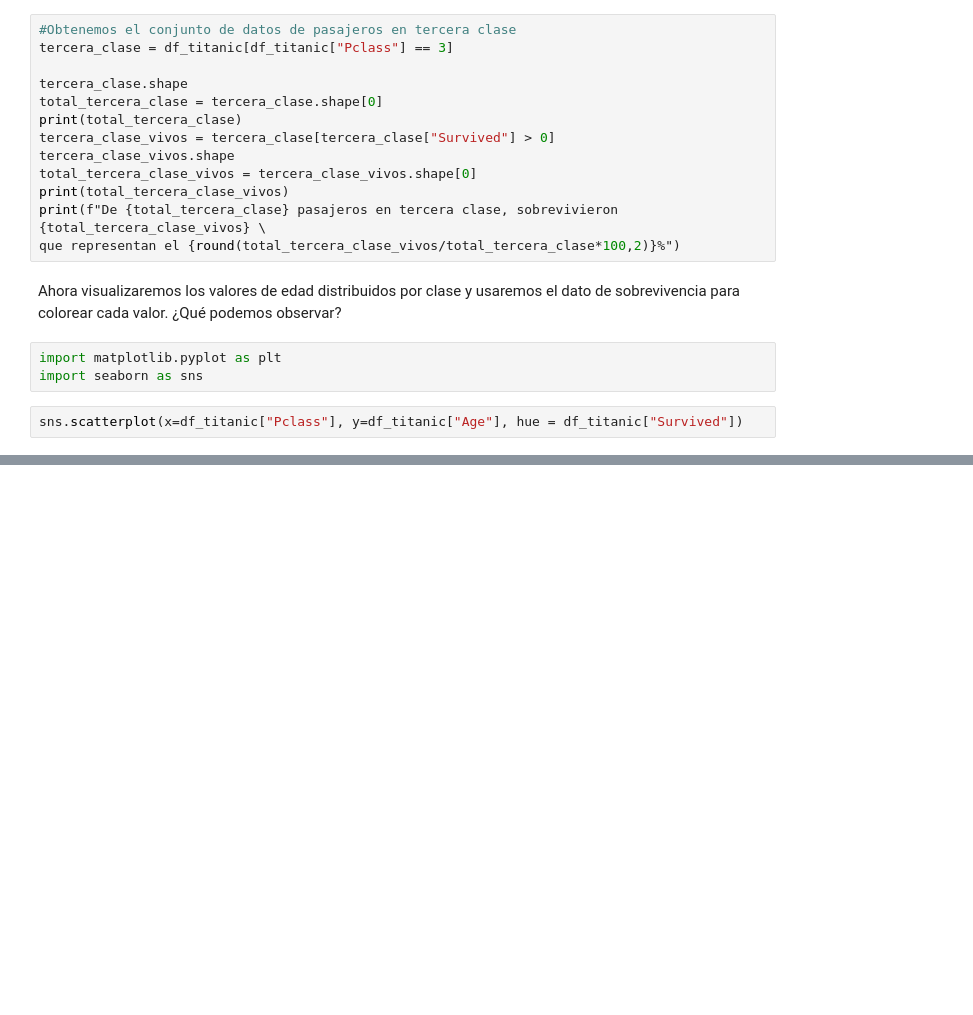
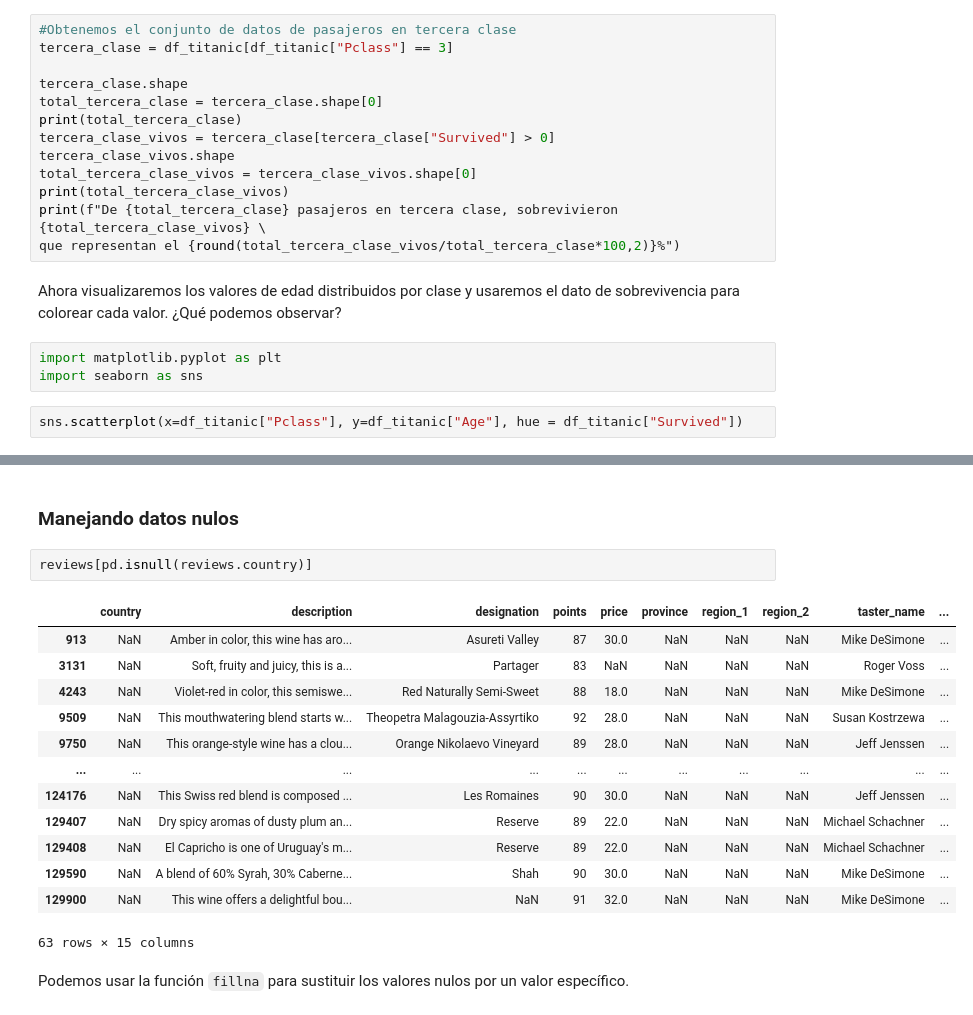
Before and after one commit to vbatiz/intro-python, a Jupyter notebook: notebooks/IntroPython_04.ipynb, the cells around one changed output, grey strips where cells are left out. Cells and saved outputs as stored; diff of their text form; blank space fills up the shorter version.

```diff
--- a/notebooks/IntroPython_04.ipynb
+++ b/notebooks/IntroPython_04.ipynb
@@ -76,0 +921,20 @@ sns.scatterplot(x=df_titanic["Pclass"], y=df_titanic["Age"], hue = df_titanic["S
+# %% [markdown]
+### Manejando datos nulos
+# %%
+reviews[pd.isnull(reviews.country)]
+# %% [output]
+|  | country | description | designation | points | price | province | region_1 | region_2 | taster_name | ... |
+| 913 | NaN | Amber in color, this wine has aro... | Asureti Valley | 87 | 30.0 | NaN | NaN | NaN | Mike DeSimone | ... |
+| 3131 | NaN | Soft, fruity and juicy, this is a... | Partager | 83 | NaN | NaN | NaN | NaN | Roger Voss | ... |
+| 4243 | NaN | Violet-red in color, this semiswe... | Red Naturally Semi-Sweet | 88 | 18.0 | NaN | NaN | NaN | Mike DeSimone | ... |
+| 9509 | NaN | This mouthwatering blend starts w... | Theopetra Malagouzia-Assyrtiko | 92 | 28.0 | NaN | NaN | NaN | Susan Kostrzewa | ... |
+| 9750 | NaN | This orange-style wine has a clou... | Orange Nikolaevo Vineyard | 89 | 28.0 | NaN | NaN | NaN | Jeff Jenssen | ... |
+| ... | ... | ... | ... | ... | ... | ... | ... | ... | ... | ... |
+| 124176 | NaN | This Swiss red blend is composed ... | Les Romaines | 90 | 30.0 | NaN | NaN | NaN | Jeff Jenssen | ... |
+| 129407 | NaN | Dry spicy aromas of dusty plum an... | Reserve | 89 | 22.0 | NaN | NaN | NaN | Michael Schachner | ... |
+| 129408 | NaN | El Capricho is one of Uruguay's m... | Reserve | 89 | 22.0 | NaN | NaN | NaN | Michael Schachner | ... |
+| 129590 | NaN | A blend of 60% Syrah, 30% Caberne... | Shah | 90 | 30.0 | NaN | NaN | NaN | Mike DeSimone | ... |
+| 129900 | NaN | This wine offers a delightful bou... | NaN | 91 | 32.0 | NaN | NaN | NaN | Mike DeSimone | ... |
+63 rows × 15 columns
+# %% [markdown]
+Podemos usar la función `fillna` para sustituir los valores nulos por un valor específico.
```
Also changed, not shown: parts of 113 cells of this notebook.
